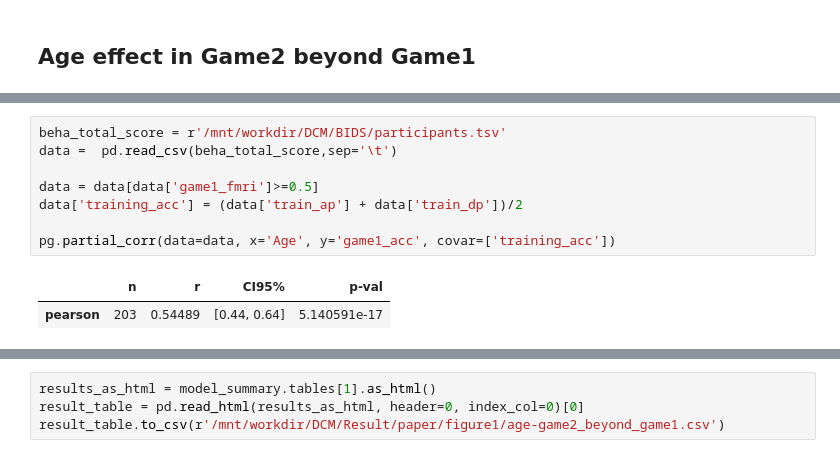
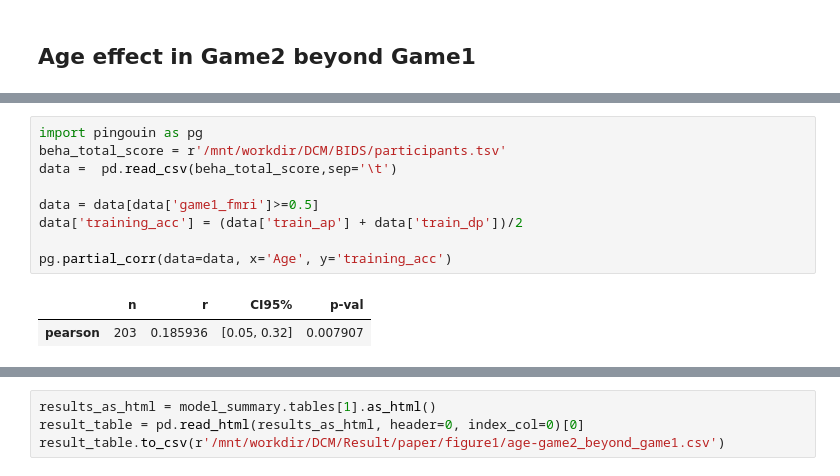
Before and after one commit to YukunQu/DCM, a Jupyter notebook: analysis/mri/figure/figure1.ipynb, the cells around one changed output, grey strips where cells are left out. Drawn from its saved outputs; the diff is of its cells as text.

```diff
--- a/analysis/mri/figure/figure1.ipynb
+++ b/analysis/mri/figure/figure1.ipynb
@@ -256,13 +468,14 @@ g.savefig(savepath,bbox_inches='tight', pad_inches=0, dpi=300, transparent=True)
 193
 [figure]
 # %%
+import pingouin as pg
 beha_total_score = r'/mnt/workdir/DCM/BIDS/participants.tsv'
 data =  pd.read_csv(beha_total_score,sep='\t')
 
 data = data[data['game1_fmri']>=0.5]
 data['training_acc'] = (data['train_ap'] + data['train_dp'])/2
 
-pg.partial_corr(data=data, x='Age', y='game1_acc', covar=['training_acc'])
+pg.partial_corr(data=data, x='Age', y='training_acc')
 # %% [output]
 |  | n | r | CI95% | p-val |
-| pearson | 203 | 0.54489 | [0.44, 0.64] | 5.140591e-17 |
+| pearson | 203 | 0.185936 | [0.05, 0.32] | 0.007907 |
```
Also changed, not shown: parts of 13 cells of this notebook, 14 other files.
